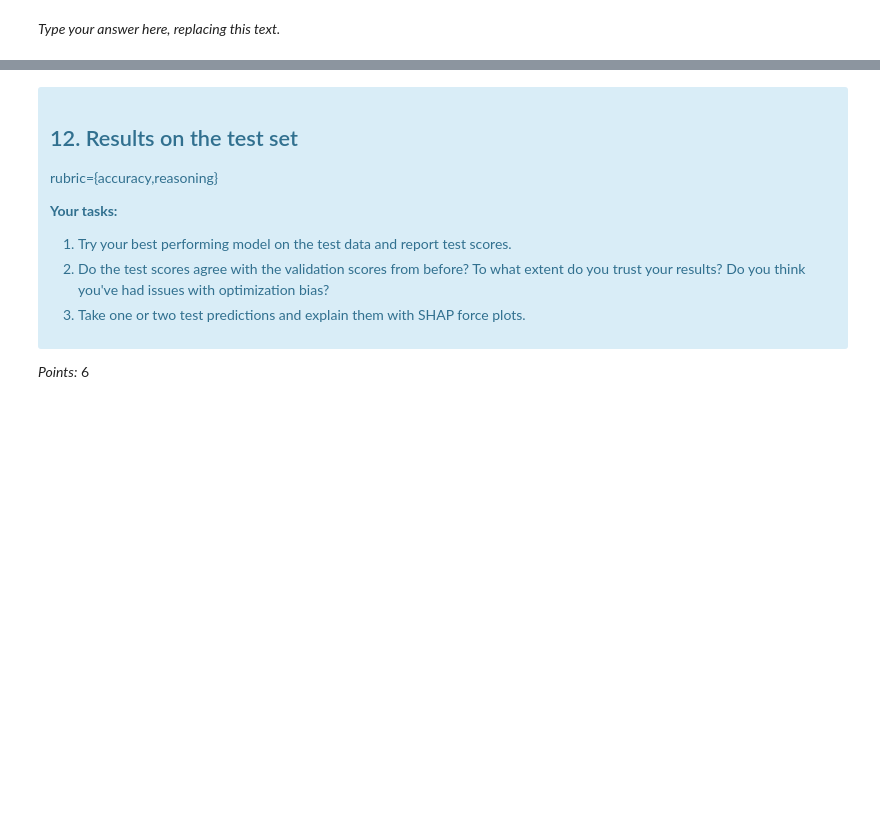
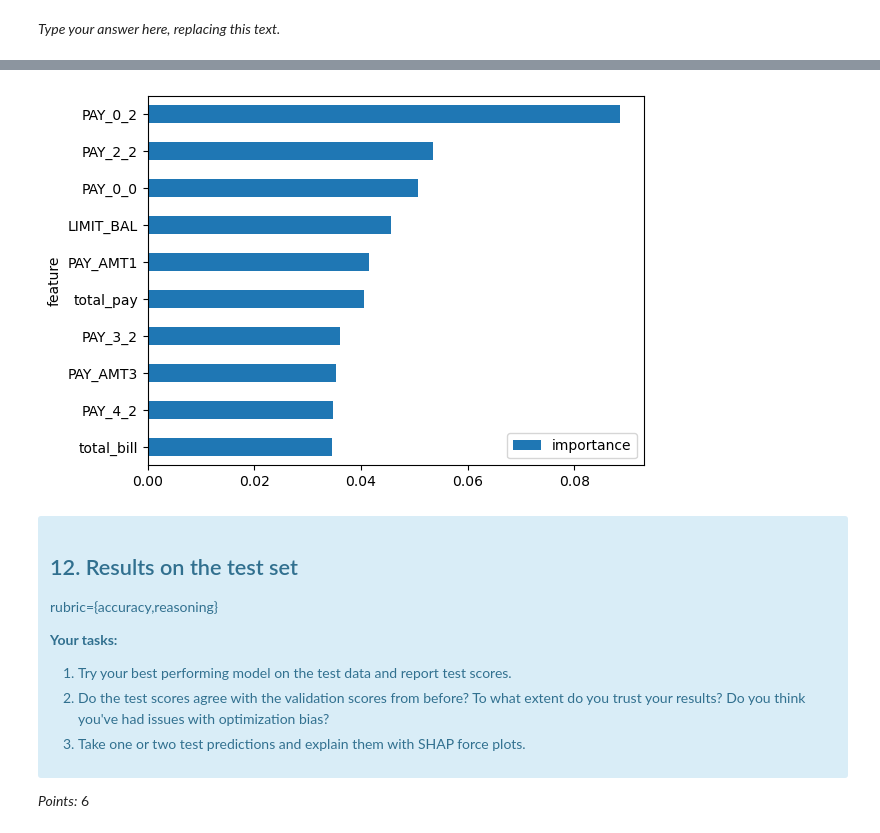
Before and after one commit to joeywwwu/573-lab4, a Jupyter notebook: lab4.ipynb, the cells around one changed output, grey strips where cells are left out. Cells and saved outputs as stored; diff of their text form; code cells hidden in the pictures; blank space fills up the shorter version.

```diff
--- a/lab4.ipynb
+++ b/lab4.ipynb
@@ -703,0 +774,8 @@ _Type your answer here, replacing this text._
+# %%
+rf_feature_importances = best_rf_model.named_steps['randomforestclassifier'].feature_importances_
+# %%
+feature_importances_df = pd.DataFrame({'feature' : feature_names, 'importance' : rf_feature_importances})
+top_feature_importances_df = feature_importances_df.sort_values(by='importance', ascending=False) \
+    .head(10).sort_values(by='importance', ascending=True)
+
+top_feature_importances_df
@@ -704,3 +794,8 @@ _Type your answer here, replacing this text._
+# %%
+top_feature_importances_df.plot.barh(x="feature", y='importance', rot=0)
+plt.show()
+# %% [output]
+[figure, added]
 # %%
 ...
 # %%
```
Also changed, not shown: parts of 49 cells of this notebook, 1 other file.
